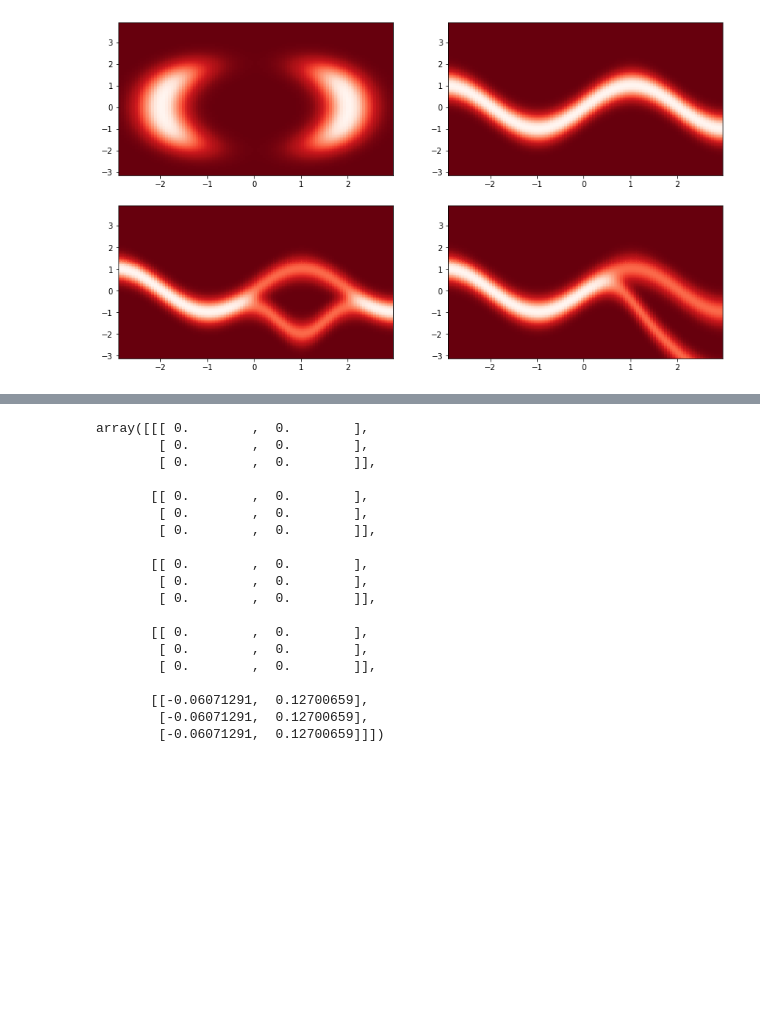
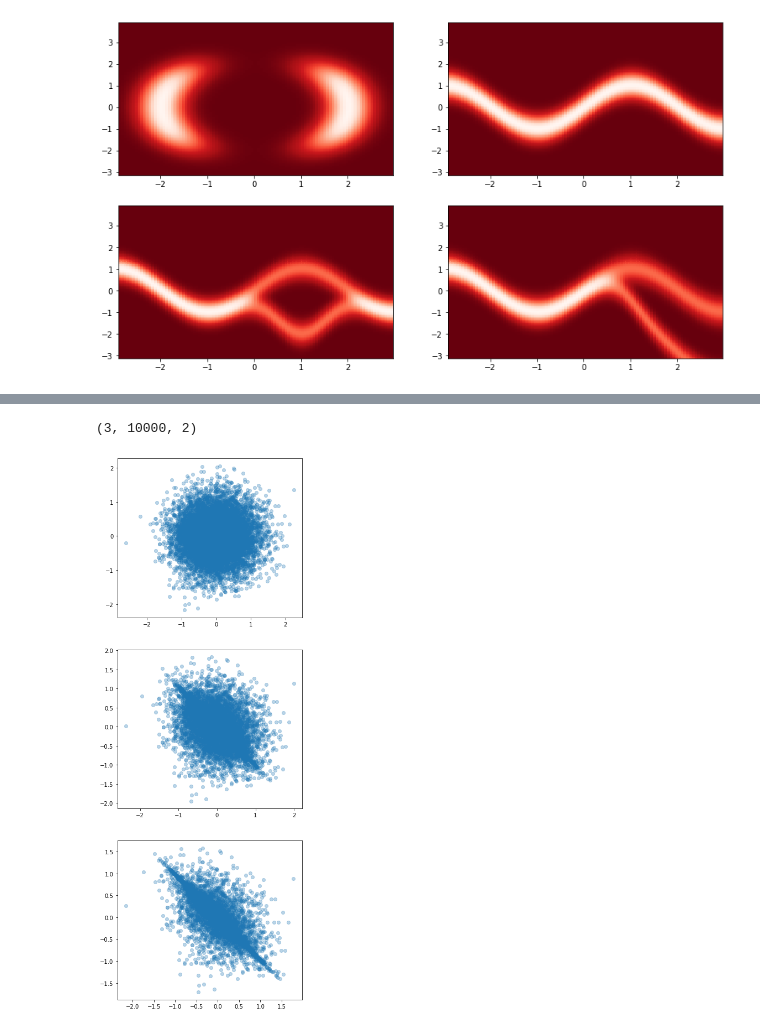
Before and after one commit to suton5/vi-normflows, a Jupyter notebook: Experimentation.ipynb, the cells around one changed output, grey strips where cells are left out. Drawn from its saved outputs; the diff is of its cells as text; code cells hidden in the pictures; blank space fills up the shorter version.

```diff
--- a/Experimentation.ipynb
+++ b/Experimentation.ipynb
@@ -376,7 +371,7 @@ def optimise(logp, dim_z, num_samples, K, max_iteration, step_size, verbose):
 # %%
 dim_z=2
-num_samples=3
-K=4
-params = optimise(neg_u1, dim_z, num_samples, K, 1000, 1e-1, True)
+num_samples=10000
+K=2
+params = optimise(neg_u1, dim_z, num_samples, K, 180, 1e-2, True)
 # %% [output]
 Optimizing variational parameters...
@@ -392,7 +379,0 @@ Z.shape
-# %%
-W = np.random.randn(K,dim_z)
-U = np.random.randn(K,dim_z)
-b = np.random.randn(K)
-
-z_k = flows.planar_flow(Z[k], W[k], U[k], b[k])
-z_k.shape
@@ -408,0 +380,10 @@ array([[-0.06071291,  0.12700659],
+# %%
+def unpack_params(params):
+    mu0 = params[:dim_z]
+    log_sigmadiag0 = params[dim_z:2*dim_z]
+    W = params[2*dim_z:2*dim_z+K*dim_z].reshape(K,dim_z)
+    U = params[2*dim_z+K*dim_z:2*dim_z+2*K*dim_z].reshape(K,dim_z)
+    b = params[-K:]
+    return mu0, log_sigmadiag0, W,U,b
+
+mu0, log_sigmadiag0, W,U,b = unpack_params(params)
@@ -409,22 +400,20 @@ array([[-0.06071291,  0.12700659],
+# %%
+Z = np.zeros((K+1, num_samples, dim_z))
+rs = npr.RandomState(0)
+z = rs.randn(num_samples, dim_z) * np.sqrt(np.exp(log_sigmadiag0)) + mu0
+Z[0] = z
+for k in range(K):
+    z = flows.planar_flow(z, W[k], U[k], b[k])
+    Z[k+1] = z
 # %%
-Z
+Z.shape
 # %% [output]
-array([[[ 0.        ,  0.        ],
-        [ 0.        ,  0.        ],
-        [ 0.        ,  0.        ]],
-
-       [[ 0.        ,  0.        ],
-        [ 0.        ,  0.        ],
-        [ 0.        ,  0.        ]],
-
-       [[ 0.        ,  0.        ],
-        [ 0.        ,  0.        ],
-        [ 0.        ,  0.        ]],
-
-       [[ 0.        ,  0.        ],
-        [ 0.        ,  0.        ],
-        [ 0.        ,  0.        ]],
-
-       [[-0.06071291,  0.12700659],
-        [-0.06071291,  0.12700659],
-        [-0.06071291,  0.12700659]]])
+(3, 10000, 2)
+# %%
+fig, ax = plt.subplots(K+1,1,figsize=(6,6*(K+1)))
+for i in range(K+1):
+    ax[i].scatter(Z[i, :, 0], Z[i, :, 1], alpha=0.3)
+
+plt.show()
+# %% [output]
+[figure, added]
```
Also changed, not shown: parts of 21 cells of this notebook, 2 other files.
